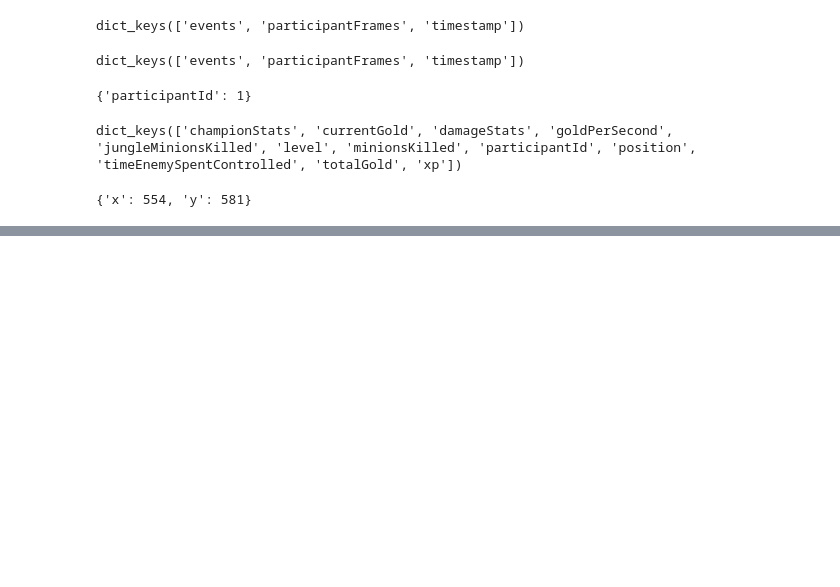
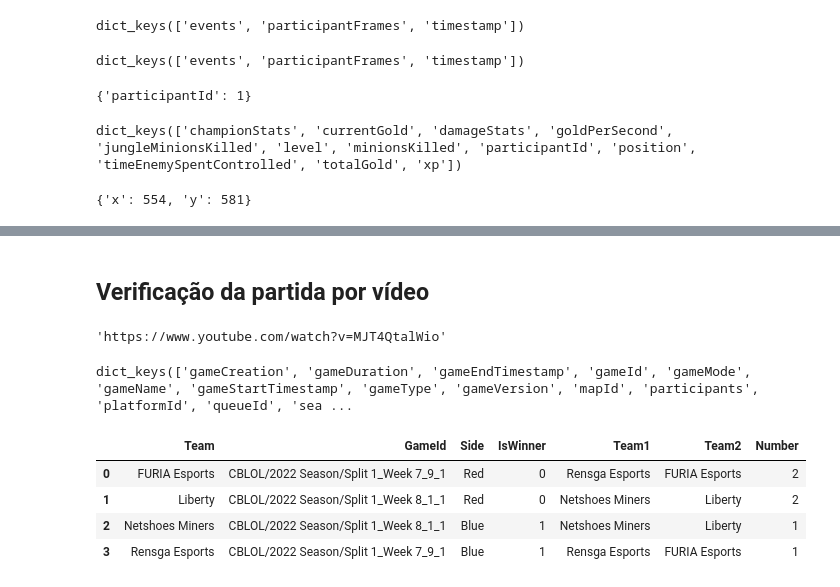
Before and after one commit to EderReisS/API_LoL, a Jupyter notebook: Teste02_LoLAPI.ipynb, the cells around one changed output, grey strips where cells are left out. Drawn from its saved outputs; the diff is of its cells as text; code cells hidden in the pictures; blank space fills up the shorter version.

Commit message:
#teste API de  ER

```diff
--- a/Teste02_LoLAPI.ipynb
+++ b/Teste02_LoLAPI.ipynb
@@ -174,9 +194,16 @@ gameTimeLine = site.pages[gamePath]
+# %%
+gameStatus = site.pages[gameStatusLink]
 # %% [markdown]
 ## Conversão do JSON para dict
 # %%
 dataJJSON = gameTimeLine.text()
 # %%
+dataJJSON = gameTimeLine.text()
 timeLineDict = json.loads(dataJJSON)
 timeLineDict.keys()
 # %% [output]
 dict_keys(['frameInterval', 'frames', 'gameId', 'participants'])
+# %%
+dataJJSON = gameStatus.text()
+StatusDict = json.loads(dataJJSON)
+StatusDict.keys()
@@ -269,0 +384,29 @@ with open("gameTimeLine.json", "w") as outfile:
+# %% [markdown]
+## Verificação da partida por vídeo
+# %%
+df_cblol20022.Vod[102]
+# %% [output]
+'https://www.youtube.com/watch?v=MJT4QtalWio'
+# %%
+StatusDict.keys()
+# %% [output]
+dict_keys(['gameCreation', 'gameDuration', 'gameEndTimestamp', 'gameId', 'gameMode', 'gameName', 'gameStartTimestamp', 'gameType', 'gameVersion', 'mapId', 'participants', 'platformId', 'queueId', 'sea ...
+# %%
+response = site.api('cargoquery',
+	tables = "ScoreboardGames=SG,ScoreboardTeams=ST",
+    join_on = "SG.GameId=ST.GameId",
+	fields = "ST.Team,ST.GameId,ST.Side,ST.IsWinner, SG.Team1,SG.Team1,SG.Team2,ST.Number",
+    where = "SG.GameId='CBLOL/2022 Season/Split 1_Week 8_1_1' OR SG.GameId='CBLOL/2022 Season/Split 1_Week 7_9_1' " ,
+    limit = 'max'
+)
+# %%
+jsonData = json.dumps(response['cargoquery'])
+ParseData = jsonData.replace('''{"title\":''','').replace("}}",'}')
+df_TESTE= pd.read_json(ParseData, orient = 'values' )
+df_TESTE
+# %% [output]
+|  | Team | GameId | Side | IsWinner | Team1 | Team2 | Number |
+| 0 | FURIA Esports | CBLOL/2022 Season/Split 1_Week 7_9_1 | Red | 0 | Rensga Esports | FURIA Esports | 2 |
+| 1 | Liberty | CBLOL/2022 Season/Split 1_Week 8_1_1 | Red | 0 | Netshoes Miners | Liberty | 2 |
+| 2 | Netshoes Miners | CBLOL/2022 Season/Split 1_Week 8_1_1 | Blue | 1 | Netshoes Miners | Liberty | 1 |
+| 3 | Rensga Esports | CBLOL/2022 Season/Split 1_Week 7_9_1 | Blue | 1 | Rensga Esports | FURIA Esports | 1 |
```
Also changed, not shown: parts of 46 cells of this notebook, 4 other files.
